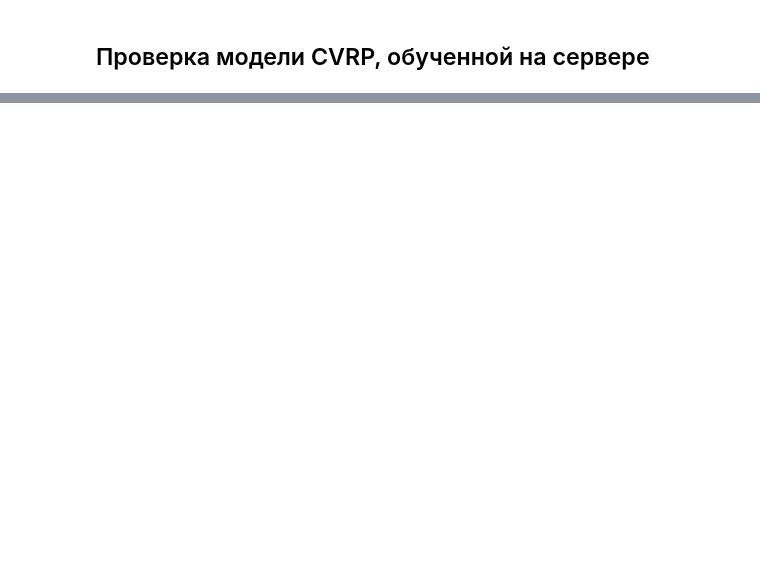
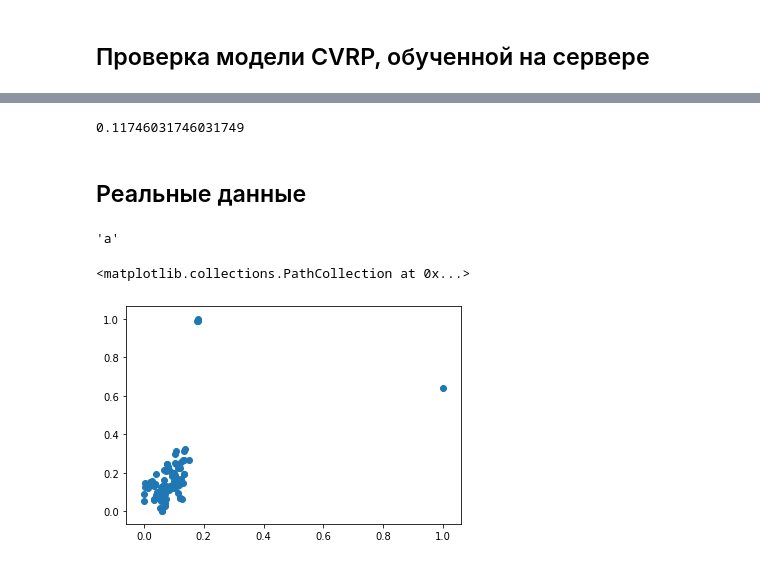
Before and after one commit to Arssel/CMC6, a Jupyter notebook: Experiments_JAMPR.ipynb, the cells around one changed output, grey strips where cells are left out. Saved outputs shown, nothing was run; the diff lists cells and outputs as text; code cells hidden in the pictures; blank space fills up the shorter version.

```diff
--- a/Experiments_JAMPR.ipynb
+++ b/Experiments_JAMPR.ipynb
@@ -549,0 +717,4 @@ compute_mean_metric_with_or(model, device="cuda", n=20, batch_size=20, T=1, time
+# %%
+f = open('./models/' + file_name + '_best.pkl', 'rb')
+weights = pickle.load(f)
+f.close()
@@ -549,0 +743,20 @@ compute_mean_metric_with_or(model, device="cuda", n=20, batch_size=20, T=1, time
+# %%
+1 - 5.56/6.3
+# %% [output]
+0.11746031746031749
+# %% [markdown]
+## Реальные данные
+# %%
+with open('cvrp_tw_dataset.pkl', 'rb') as f:
+    dataset = pickle.load(f)
+# %%
+env = LogEnv(n=100, batch_size=1, active_num=1, K=5)
+env.reset(data=dataset[0])
+'a'
+# %% [output]
+'a'
+# %%
+plt.scatter(dataset[0]['coords'][:, 0], dataset[0]['coords'][:, 1])
+# %% [output]
+<matplotlib.collections.PathCollection at 0x...>
+[figure, added]
```
Also changed, not shown: parts of 55 cells of this notebook, 8 other files.
